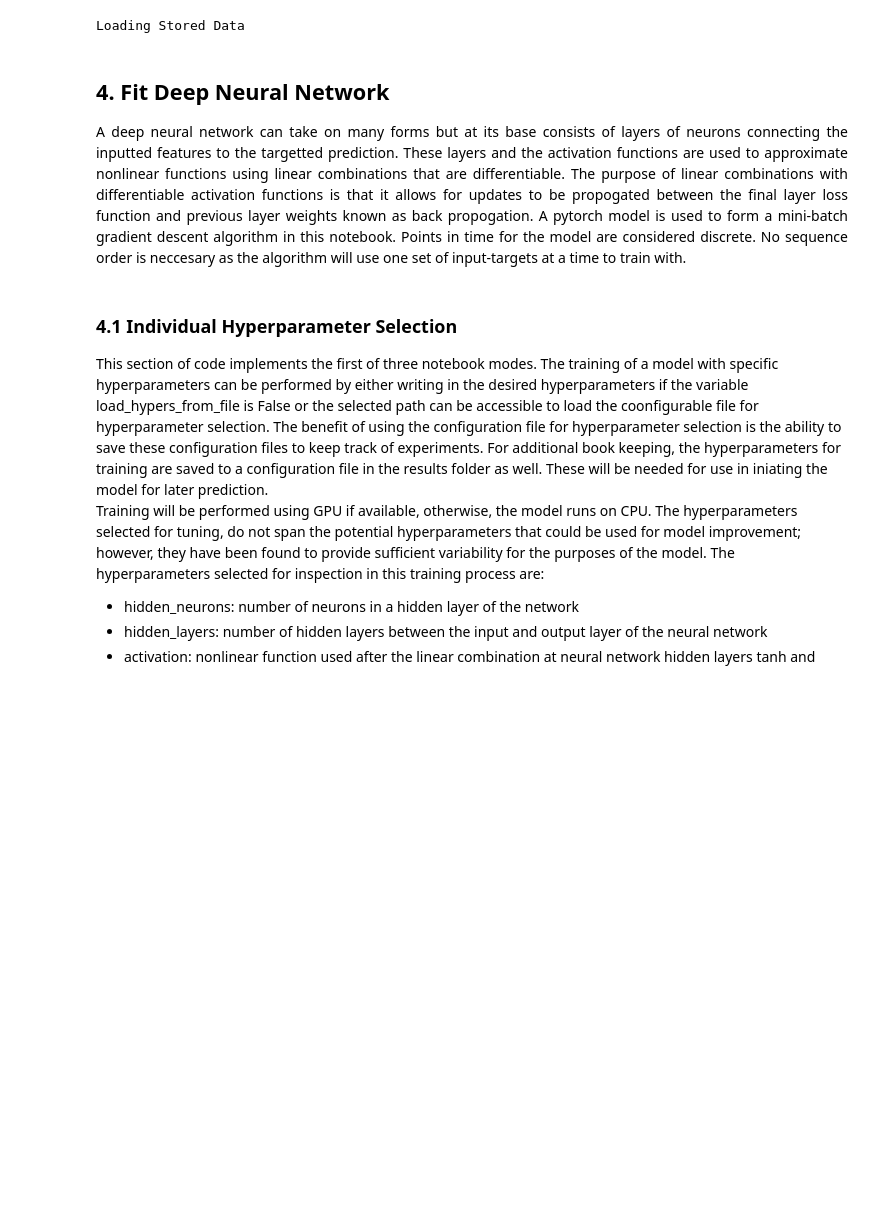
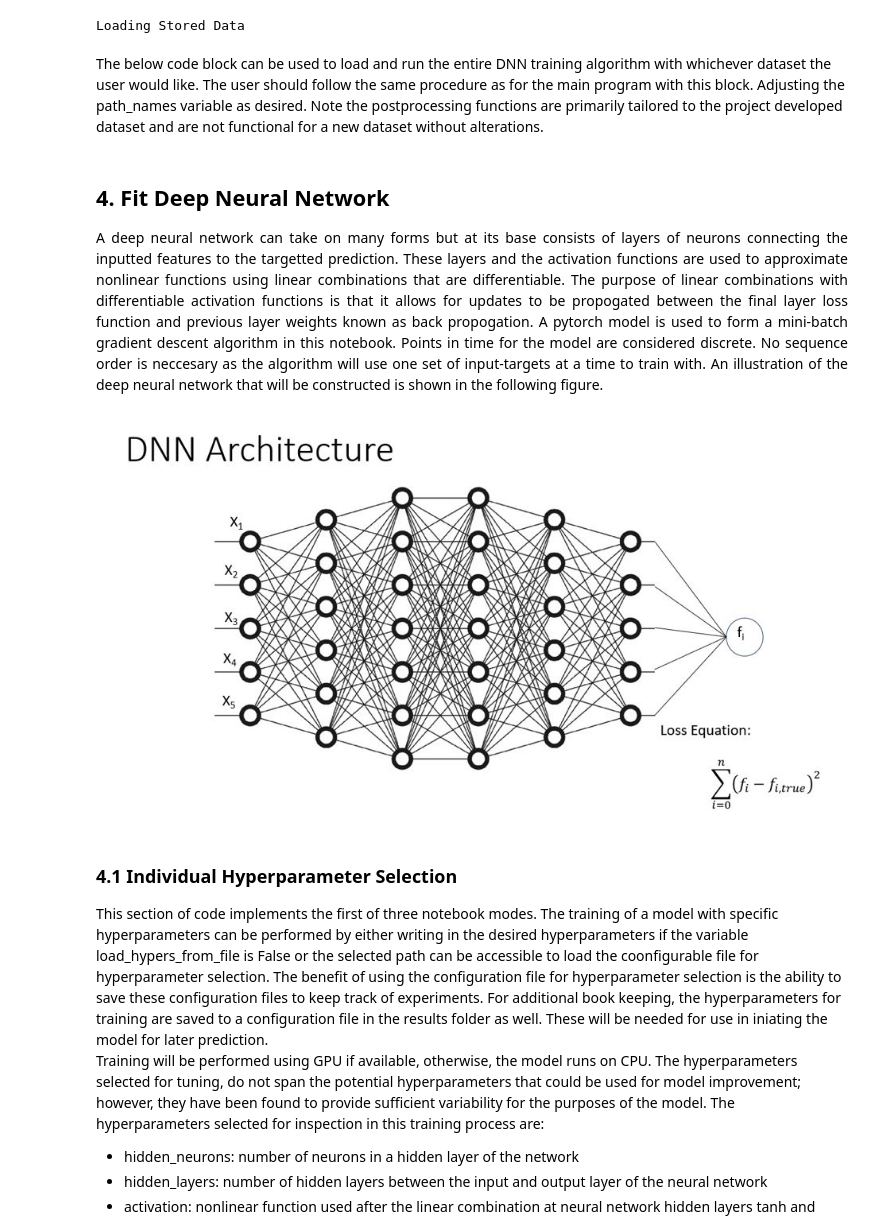
Before and after one commit to Kaylaerler/Structural-Insights-with-ML, a Jupyter notebook: Case 2. DNN.ipynb, the cells around one changed output. Saved outputs shown, nothing was run; the diff lists cells and outputs as text; code cells hidden in the pictures; blank space fills up the shorter version.

```diff
--- a/Case 2. DNN.ipynb
+++ b/Case 2. DNN.ipynb
@@ -121,3 +126,5 @@ signals_dictionary = preprocess_data.load_data_set(path_names['data'], path_name
 features = DNN_functions.create_feature_dictionary(signals_dictionary, path_names)
 # %% [output]
 Loading Stored Data
+# %% [markdown]
+The below code block can be used to load and run the entire DNN training algorithm with whichever dataset the user would like. The user should follow the same procedure as for the main program with this block. Adjusting the path_names variable as desired. Note the postprocessing functions are primarily tailored to the project developed dataset and are not functional for a new dataset without alterations.
@@ -124,7 +137,12 @@ Loading Stored Data
 # %% [markdown]
 ## 4. Fit Deep Neural Network <a class="anchor" id="fourth-bullet">
 <div style="text-align: justify">
-    A deep neural network can take on many forms but at its base consists of layers of neurons connecting the inputted features to the targetted prediction. These layers and the activation functions are used to approximate nonlinear functions using linear combinations that are differentiable. The purpose of linear combinations with differentiable activation functions is that it allows for updates to be propogated between the final layer loss function and previous layer weights known as back propogation. A pytorch model is used to form a mini-batch gradient descent algorithm in this notebook. Points in time for the model are considered discrete. No sequence order is neccesary as the algorithm will use one set of input-targets at a time to train with.
+    A deep neural network can take on many forms but at its base consists of layers of neurons connecting the inputted features to the targetted prediction. These layers and the activation functions are used to approximate nonlinear functions using linear combinations that are differentiable. The purpose of linear combinations with differentiable activation functions is that it allows for updates to be propogated between the final layer loss function and previous layer weights known as back propogation. A pytorch model is used to form a mini-batch gradient descent algorithm in this notebook. Points in time for the model are considered discrete. No sequence order is neccesary as the algorithm will use one set of input-targets at a time to train with. An illustration of the deep neural network that will be constructed is shown in the following figure.
+# %%
+from IPython.display import Image
+Image('DNN_architecture.JPG')
+# %% [output]
+[figure, added]
 # %% [markdown]
 ### 4.1 Individual Hyperparameter Selection <a class="anchor" id="fourth1-bullet">
 This section of code implements the first of three notebook modes. The training of a model with specific hyperparameters can be performed by either writing in the desired hyperparameters if the variable load_hypers_from_file is False or the selected path can be accessible to load the coonfigurable file for hyperparameter selection. The benefit of using the configuration file for hyperparameter selection is the ability to save these configuration files to keep track of experiments. For additional book keeping, the hyperparameters for training are saved to a configuration file in the results folder as well. These will be needed for use in iniating the model for later prediction.
```
Also changed, not shown: parts of 10 cells of this notebook, 22 other files.
